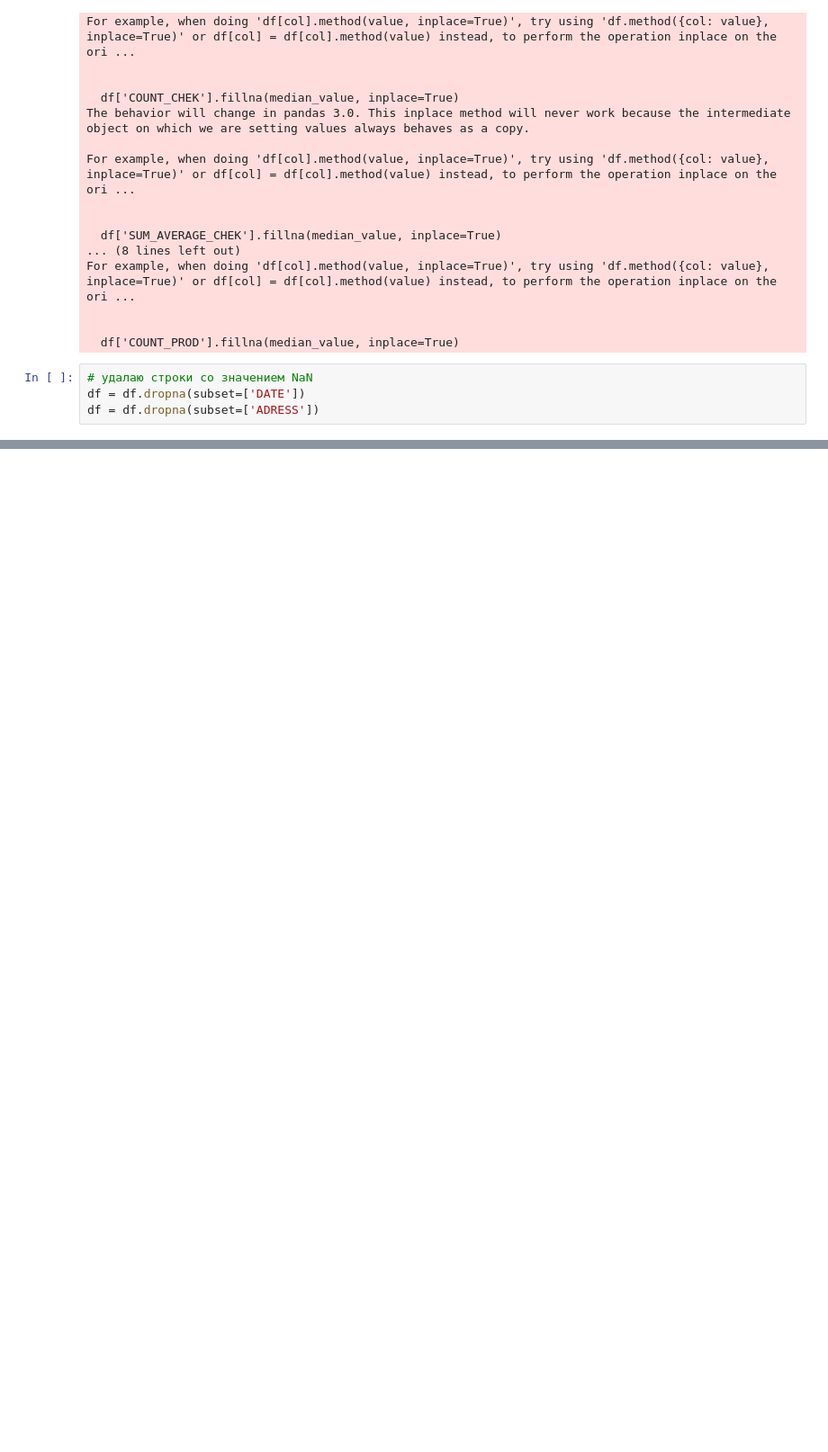
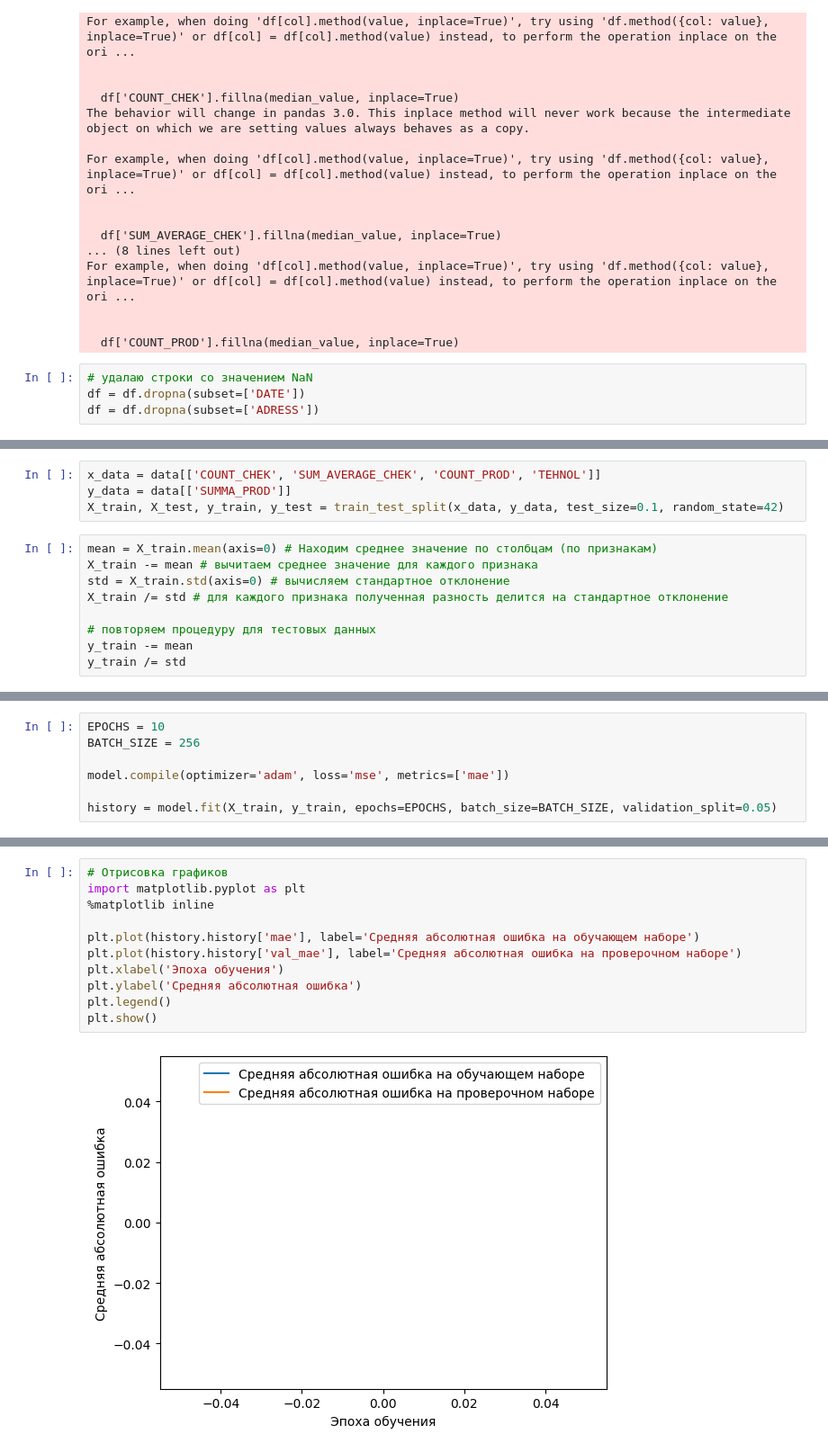
Before and after one commit to Maxxx-VS/Machine_Learning, a Jupyter notebook: Igor_testovoe.ipynb, the cells around one changed output, grey strips where cells are left out. Shown: that part at 90% size. Saved outputs shown, nothing was run; the diff lists cells and outputs as text; blank space fills up the shorter version.

```diff
--- a/Igor_testovoe.ipynb
+++ b/Igor_testovoe.ipynb
@@ -176,0 +258,13 @@ print(f'Прогноз годового кол-ва штук = {round(mean_B * 3
+# %%
+x_data = data[['COUNT_CHEK', 'SUM_AVERAGE_CHEK', 'COUNT_PROD', 'TEHNOL']]
+y_data = data[['SUMMA_PROD']]
+X_train, X_test, y_train, y_test = train_test_split(x_data, y_data, test_size=0.1, random_state=42)
+# %%
+mean = X_train.mean(axis=0) # Находим среднее значение по столбцам (по признакам)
+X_train -= mean # вычитаем среднее значение для каждого признака
+std = X_train.std(axis=0) # вычисляем стандартное отклонение
+X_train /= std # для каждого признака полученная разность делится на стандартное отклонение
+
+# повторяем процедуру для тестовых данных
+y_train -= mean
+y_train /= std
@@ -176,0 +285,7 @@ print(f'Прогноз годового кол-ва штук = {round(mean_B * 3
+# %%
+EPOCHS = 10
+BATCH_SIZE = 256
+
+model.compile(optimizer='adam', loss='mse', metrics=['mae'])
+
+history = model.fit(X_train, y_train, epochs=EPOCHS, batch_size=BATCH_SIZE, validation_split=0.05)
@@ -176,0 +313,13 @@ print(f'Прогноз годового кол-ва штук = {round(mean_B * 3
+# %%
+# Отрисовка графиков
+import matplotlib.pyplot as plt
+%matplotlib inline
+
+plt.plot(history.history['mae'], label='Средняя абсолютная ошибка на обучающем наборе')
+plt.plot(history.history['val_mae'], label='Средняя абсолютная ошибка на проверочном наборе')
+plt.xlabel('Эпоха обучения')
+plt.ylabel('Средняя абсолютная ошибка')
+plt.legend()
+plt.show()
+# %% [output]
+[figure, added]
```
Also changed, not shown: parts of 30 cells of this notebook.
